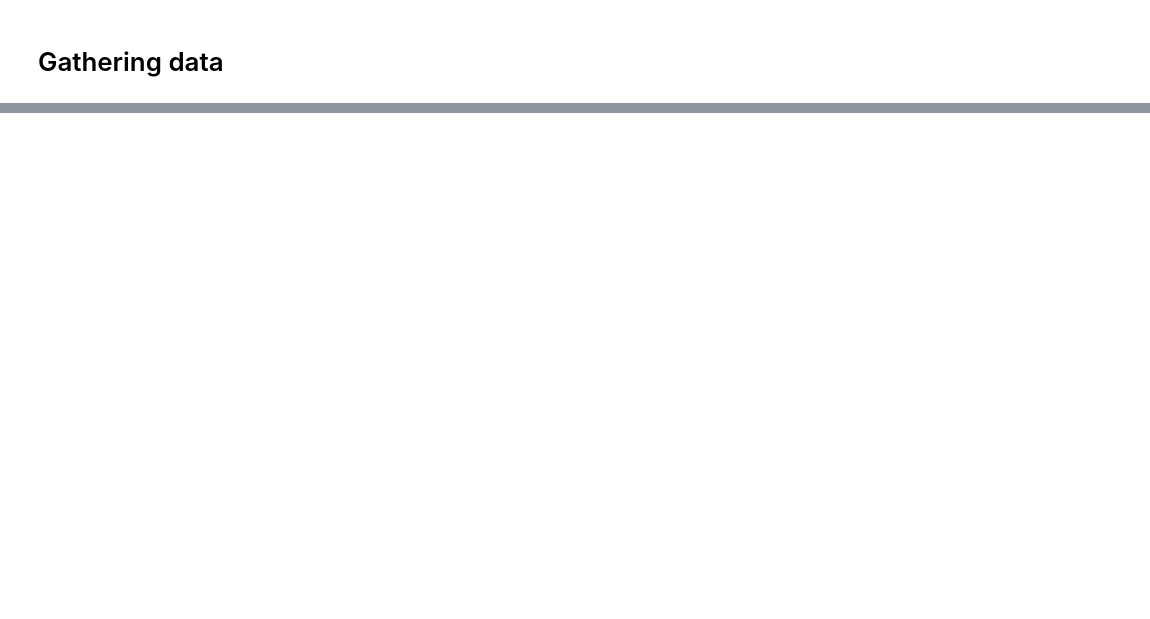
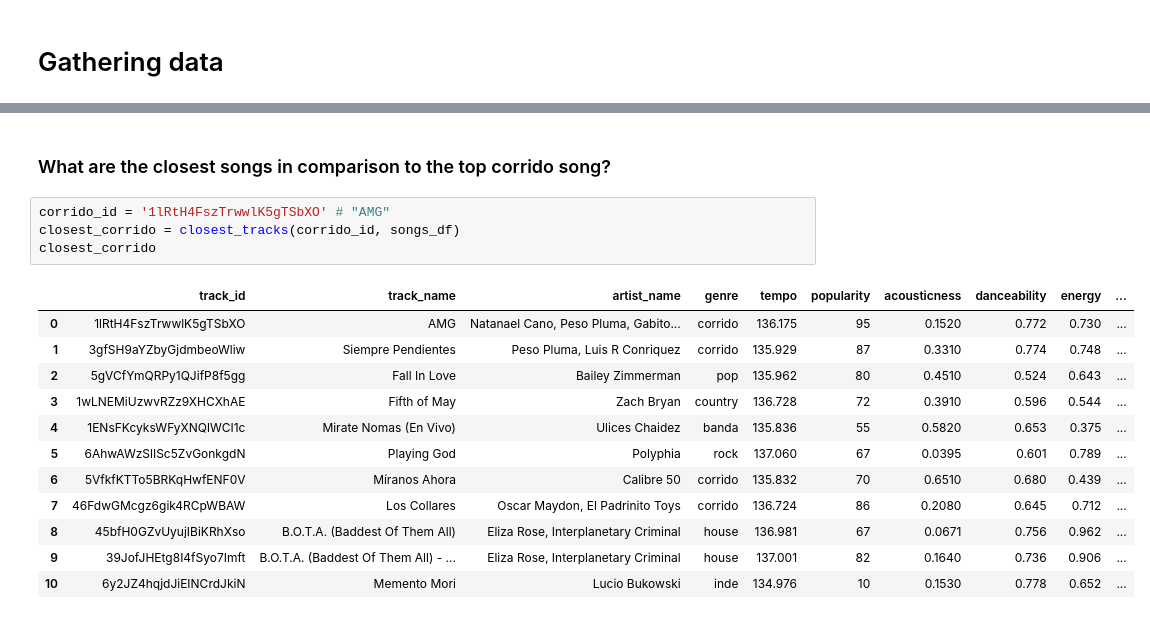
Before and after one commit to GuntherChung/INST414_A3, a Jupyter notebook: Assignment_3_Work.ipynb, the cells around one changed output, grey strips where cells are left out. Cells and saved outputs as stored; diff of their text form; blank space fills up the shorter version.

```diff
--- a/Assignment_3_Work.ipynb
+++ b/Assignment_3_Work.ipynb
@@ -256,0 +212,19 @@ Top 5 songs most similar to the song with the lowest tempo:
+# %% [markdown]
+### What are the closest songs in comparison to the top corrido song?
+# %%
+corrido_id = '1lRtH4FszTrwwlK5gTSbXO' # "AMG"
+closest_corrido = closest_tracks(corrido_id, songs_df)
+closest_corrido
+# %% [output]
+|  | track_id | track_name | artist_name | genre | tempo | popularity | acousticness | danceability | energy | ... |
+| 0 | 1lRtH4FszTrwwlK5gTSbXO | AMG | Natanael Cano, Peso Pluma, Gabito... | corrido | 136.175 | 95 | 0.1520 | 0.772 | 0.730 | ... |
+| 1 | 3gfSH9aYZbyGjdmbeoWliw | Siempre Pendientes | Peso Pluma, Luis R Conriquez | corrido | 135.929 | 87 | 0.3310 | 0.774 | 0.748 | ... |
+| 2 | 5gVCfYmQRPy1QJifP8f5gg | Fall In Love | Bailey Zimmerman | pop | 135.962 | 80 | 0.4510 | 0.524 | 0.643 | ... |
+| 3 | 1wLNEMiUzwvRZz9XHCXhAE | Fifth of May | Zach Bryan | country | 136.728 | 72 | 0.3910 | 0.596 | 0.544 | ... |
+| 4 | 1ENsFKcyksWFyXNQlWCI1c | Mirate Nomas (En Vivo) | Ulices Chaidez | banda | 135.836 | 55 | 0.5820 | 0.653 | 0.375 | ... |
+| 5 | 6AhwAWzSlISc5ZvGonkgdN | Playing God | Polyphia | rock | 137.060 | 67 | 0.0395 | 0.601 | 0.789 | ... |
+| 6 | 5VfkfKTTo5BRKqHwfENF0V | Míranos Ahora | Calibre 50 | corrido | 135.832 | 70 | 0.6510 | 0.680 | 0.439 | ... |
+| 7 | 46FdwGMcgz6gik4RCpWBAW | Los Collares | Oscar Maydon, El Padrinito Toys | corrido | 136.724 | 86 | 0.2080 | 0.645 | 0.712 | ... |
+| 8 | 45bfH0GZvUyujIBiKRhXso | B.O.T.A. (Baddest Of Them All) | Eliza Rose, Interplanetary Criminal | house | 136.981 | 67 | 0.0671 | 0.756 | 0.962 | ... |
+| 9 | 39JofJHEtg8I4fSyo7Imft | B.O.T.A. (Baddest Of Them All) - ... | Eliza Rose, Interplanetary Criminal | house | 137.001 | 82 | 0.1640 | 0.736 | 0.906 | ... |
+| 10 | 6y2JZ4hqjdJiEINCrdJkiN | Memento Mori | Lucio Bukowski | inde | 134.976 | 10 | 0.1530 | 0.778 | 0.652 | ... |
```
Also changed, not shown: parts of 26 cells of this notebook, 1 other file.
